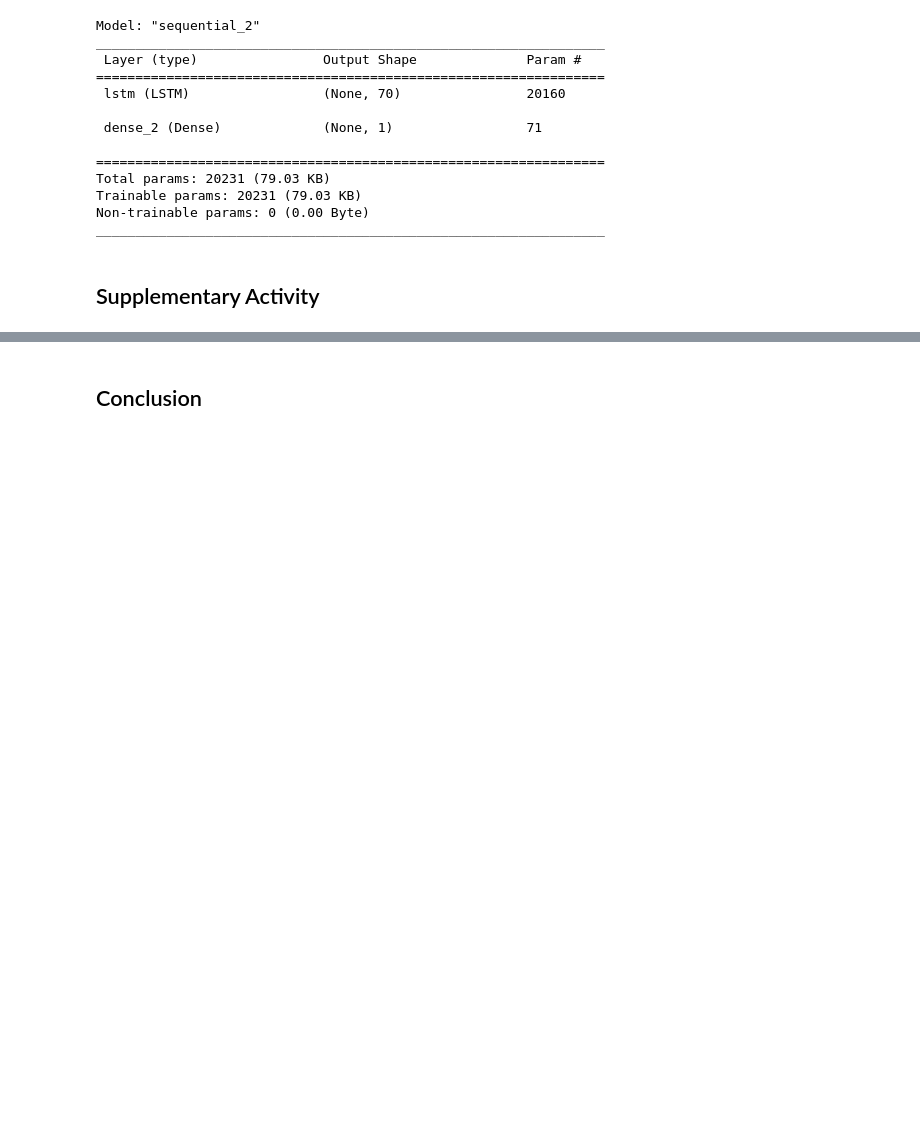
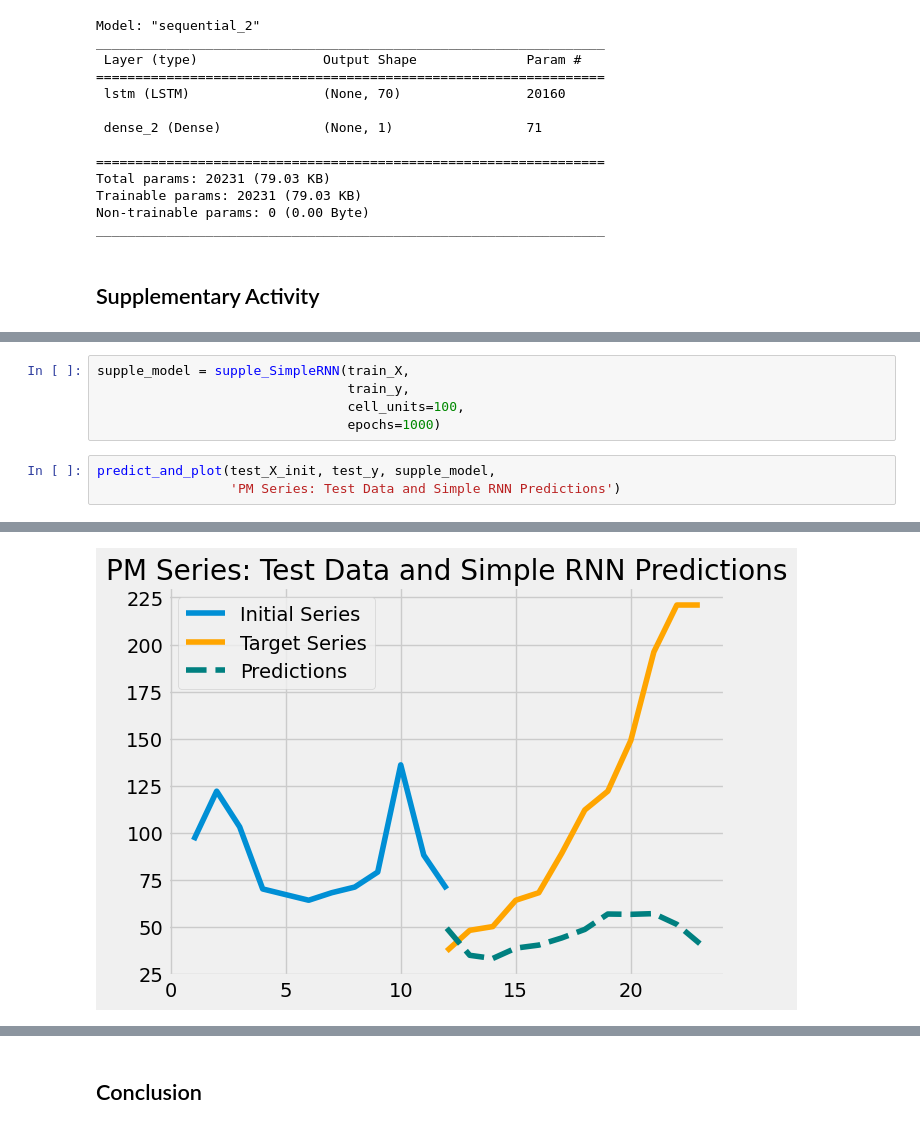
Before and after one commit to tmaiecnj/CPE-313, a Jupyter notebook: Hands-on Activity 7.1 - Deep Learning in Time Series.ipynb, the cells around one changed output, grey strips where cells are left out. Cells and saved outputs as stored; diff of their text form; blank space fills up the shorter version.

```diff
--- a/Hands-on Activity 7.1 - Deep Learning in Time Series.ipynb
+++ b/Hands-on Activity 7.1 - Deep Learning in Time Series.ipynb
@@ -398,0 +507,9 @@ _________________________________________________________________
+# %%
+supple_model = supple_SimpleRNN(train_X,
+                                train_y,
+                                cell_units=100,
+                                epochs=1000)
+# %%
+predict_and_plot(test_X_init, test_y, supple_model,
+                 'PM Series: Test Data and Simple RNN Predictions')
+# %% [output]
@@ -398,0 +528 @@ _________________________________________________________________
+[figure, added]
```
Also changed, not shown: parts of 28 cells of this notebook.
